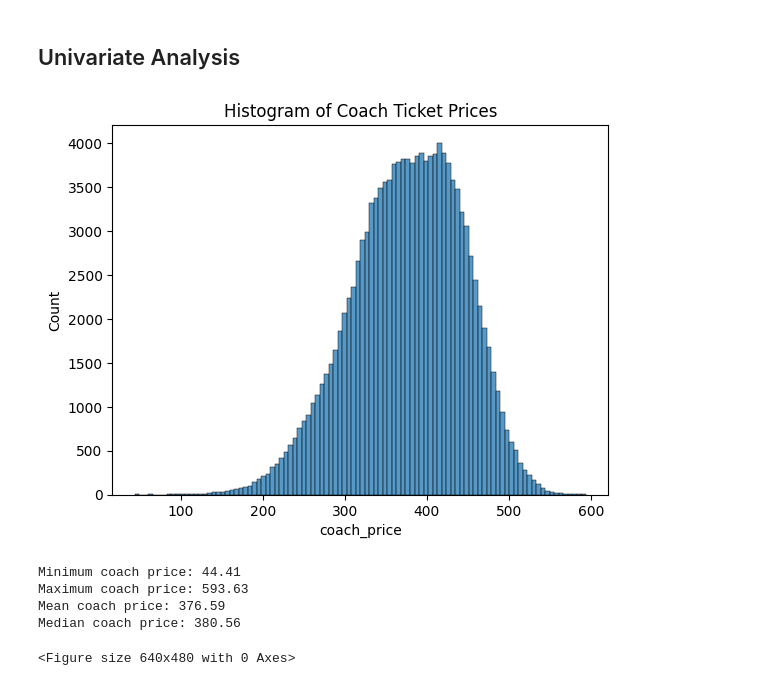
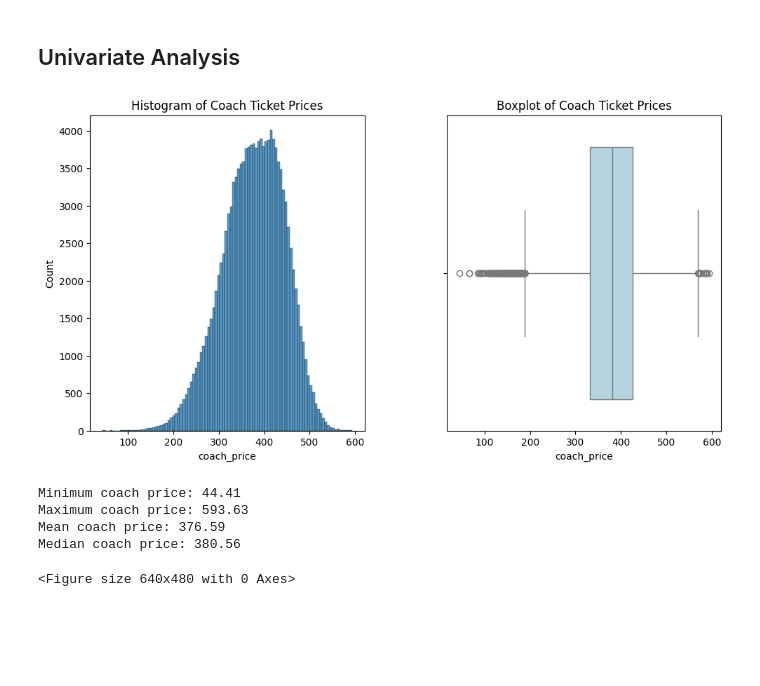
Before and after one commit to 7086600/airline_analysis_project, a Jupyter notebook: airline_analysis.ipynb, the cells around one changed output. Saved outputs shown, nothing was run; the diff lists cells and outputs as text; code cells hidden in the pictures; blank space fills up the shorter version.

Commit message:
add figure and implement 2 types of graphs: histogram and boxplot

```diff
--- a/airline_analysis.ipynb
+++ b/airline_analysis.ipynb
@@ -50,23 +50,31 @@ memory usage: 11.9+ MB
 # %%
 # 1 coach ticket prices investigation
 coach_prices = flight['coach_price']
 
+plt.figure(figsize=(10, 5))
 # creating a histogram of coach ticket prices
+plt.subplot(1, 2, 1)
 sns.histplot(coach_prices, bins=100)
 plt.title('Histogram of Coach Ticket Prices')
+# creating a boxplot of coach ticket prices
+plt.subplot(1, 2, 2)
+sns.boxplot(x=coach_prices, color='lightblue')
+plt.title('Boxplot of Coach Ticket Prices')
+# adjusting the layout
+plt.subplots_adjust(left=0.05, bottom=0.05, right=0.95, top=0.95, wspace=0.3, hspace=0.3)
 plt.show()
 plt.clf()
 # calculating and printing statistics for coach ticket prices
 min_price = np.min(coach_prices)
 max_price = np.max(coach_prices)
 mean_price = np.mean(coach_prices)
 median_price = np.median(coach_prices)
 print(f"Minimum coach price: {min_price:.2f}")
 print(f"Maximum coach price: {max_price:.2f}")
 print(f"Mean coach price: {mean_price:.2f}")
 print(f"Median coach price: {median_price:.2f}")
 # %% [output]
-[figure, old version]
+[figure, new version]
 Minimum coach price: 44.41
 Maximum coach price: 593.63
 Mean coach price: 376.59
```
